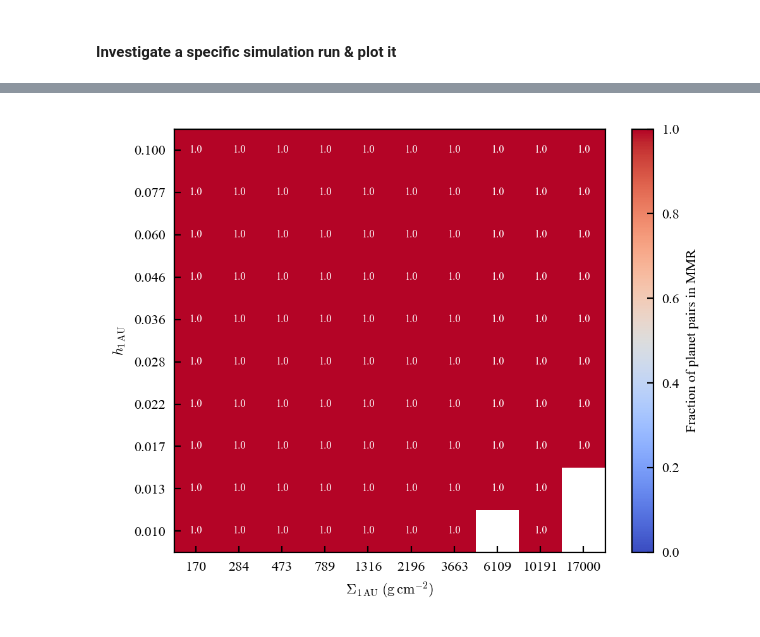
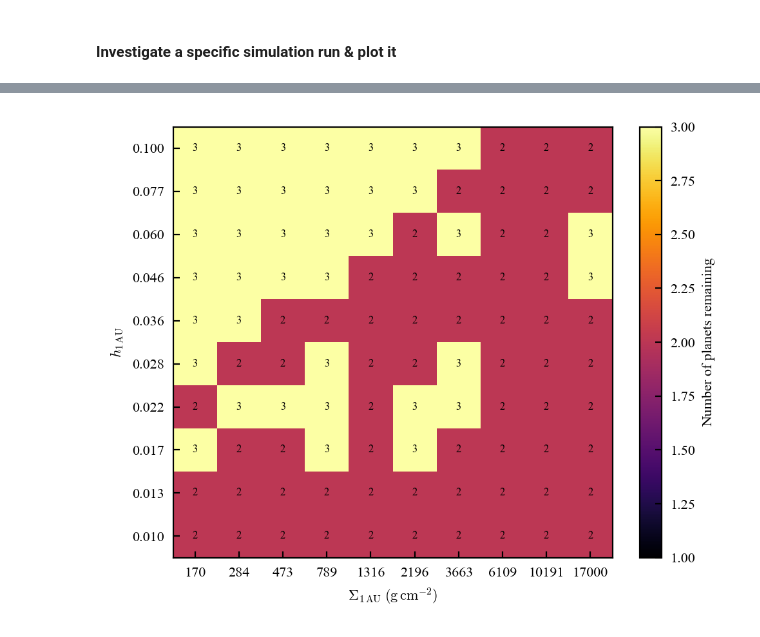
Before and after one commit to dchen10Git/uh-ifa-reu-2026, a Jupyter notebook: analyze_sims.ipynb, the cells around one changed output, grey strips where cells are left out. Cells and saved outputs as stored; diff of their text form; code cells hidden in the pictures.

```diff
--- a/analyze_sims.ipynb
+++ b/analyze_sims.ipynb
@@ -65,8 +65,8 @@ r_sun = u.Rsun.to(u.AU)
 # %% [markdown]
 #### Investigate a specific simulation run & plot it
 # %%
-dataset_id = 4
-sim_id = 97
+dataset_id = 0
+sim_id = 39
 base_dir = Path.cwd()
 file_path = base_dir.parent / f"sim_results/dataset{dataset_id}" / f"sim{sim_id}.h5"
 saved_sim = reb_sims.load_simulation_run(file_path)
@@ -123,8 +123,10 @@ def plot_system(saved_sim, num_pl, num_em, num_ptsml, t_units='kyr'):
             ax2.plot(times/time_factor, sim_data[name]["e"], alpha=0.9, label=name)
 
             if i < num_pl-1:
-                # ax3.plot(times/time_factor, sim_data[name]["P_ratio"], label=f"{name}+{rock_names[i+1]}")
                 ax3.plot(times/time_factor, sim_data[rock_names[i+1]]["P"]/sim_data[name]["P"], label=f"{name}+{rock_names[i+1]}")
+
+    # Pomegas should be antialigned
+    # ax2.plot(times/time_factor, sim_data['planet b']["pomega"]-sim_data['planet c']["pomega"], alpha=0.9, label=name)
 
     # Another loop to prevent color confusion
     for i in range(num_pl):
@@ -159,7 +161,7 @@ def plot_system(saved_sim, num_pl, num_em, num_ptsml, t_units='kyr'):
     ax3.set_xlabel("Time (kyr)")
 
     ax1.set_ylim(-0.1,1.15)
-    ax2.set_ylim(-0.01,0.25)
+    # ax2.set_ylim(-0.01,0.25)
     ax3.set_ylim(0.9,3.1)
 
     # Plot ide location & width
@@ -193,7 +195,7 @@ def plot_system(saved_sim, num_pl, num_em, num_ptsml, t_units='kyr'):
 
 print(f"Dataset {dataset_id}, Sim {sim_id}")
 print(f"num_pl: {metadata['num_pl']}, num_em: {metadata['num_em']}, num_ptsml: {metadata['num_ptsml']}")
-print(f"Sigma_1au: {metadata['Sigma_1au']} g/cm^2, h_1au: {metadata['h_1au']:.3f}")
+print(f"Sigma_1au: {metadata['Sigma_1au']:.0f} g/cm^2, h_1au: {metadata['h_1au']:.3f}")
 
 %matplotlib widget
 plot_system(saved_sim, num_pl, num_em, num_ptsml)
@@ -315,5 +235,5 @@ accretion_df = get_accretion_stats(metadata)
 # %%
-def summarize_accretion(collision_df, percent=True):
+def summarize_accretion(collision_df, fates_df, percent=True):
     """Summarizes accretion information.
 
     Args:
@@ -341,7 +261,7 @@ def summarize_accretion(collision_df, percent=True):
 
     alive_particles = [
         name
-        for name, outcome in saved_sim[1]["particle_fate"].items()
+        for name, outcome in fates_df["outcome"].items()
         if outcome == "alive"
     ]
 
@@ -386,7 +306,7 @@ def summarize_accretion(collision_df, percent=True):
 
     return alive_accretion_df
 
-summary = summarize_accretion(collision_df)
+summary = summarize_accretion(collision_df, fates_df)
 summary
 # %% [output]
 |  | n_ems | n_ptsmls | embryo % | ptsml % |
@@ -491,6 +411,28 @@ def plot_param_map(outcomes, value_col, label, cmap='inferno', vmin=None, vmax=N
     )
 
     values = grid.values
+
+    # Show whether ratios are librating
+    if value_col == "inner_P_ratio":
+        libration_grid = (
+            outcomes
+            .pivot(index="Sigma_1au",
+                   columns="h",
+                   values="inner_librates")
+            .reindex(index=Sigma_vals,
+                     columns=h_vals)
+        )
+    elif value_col == "outer_P_ratio":
+        libration_grid = (
+            outcomes
+            .pivot(index="Sigma_1au",
+                   columns="h",
+                   values="outer_librates")
+            .reindex(index=Sigma_vals,
+                     columns=h_vals)
+        )
+    else:
+        libration_grid = None
 
     sigma_edges = np.empty(len(Sigma_vals)+1)
     sigma_edges[1:-1] = np.sqrt(
@@ -535,36 +477,65 @@ def plot_param_map(outcomes, value_col, label, cmap='inferno', vmin=None, vmax=N
     ax.minorticks_off()
 
     ax.set_xlabel(
         r"$\Sigma_{1\,\rm AU}\;(\mathrm{g\,cm^{-2}})$"
     )
     ax.set_ylabel(r"$h_{1\,\rm AU}$")
 
+    # Show text
     for i, sigma in enumerate(Sigma_vals):
         for j, h in enumerate(h_vals):
 
             value = values[i, j]
 
             if np.isnan(value):
                 continue
 
+            # choose text color cell-by-cell
+            color = "black"
+            if ('rate' not in value_col and value < 1.6) or \
+               ('rate' in value_col and value < 50):
+                color = "white"
+
+            # main value
             ax.text(
                 sigma,
                 h,
-                f"{value}",
+                f"{value:.3f}" if "ratio" in value_col else f"{value}",
                 ha="center",
                 va="center",
                 fontsize=6,
-                color="white" if (cmap=='coolwarm' and value != 0.5) or (cmap=='inferno' and value < 1.5) else "black"
+                color=color
             )
+
+            # add libration indicator
+            if libration_grid is not None:
+
+                librates = libration_grid.values[i, j]
+
+                if librates:
+                    ax.annotate(
+                        "L",
+                        xy=(sigma, h),
+                        xytext=(0, -5),
+                        textcoords="offset points",
+                        ha="center",
+                        va="top",
+                        fontsize=7,
+                        color="C2",
+                        fontweight="bold"
+                    )
 
     cbar = fig.colorbar(mesh, ax=ax)
     cbar.set_label(label)
 
     plt.tight_layout()
     plt.show()
 
-plot_param_map(outcomes, "mmr_frac", "Fraction of planet pairs in MMR", cmap='coolwarm', vmin=0, vmax=1)
-plot_param_map(outcomes, "inner_P_ratio", r"$P_c/P_b$")
-plot_param_map(outcomes, "outer_P_ratio", r"$P_d/P_c$")
+%matplotlib inline
+plot_param_map(outcomes, "pl_survived", "Number of planets remaining", cmap='inferno', vmin=1)
+plot_param_map(outcomes, "inner_P_ratio", r"Inner pair period ratio ($P_c/P_b$)")
+plot_param_map(outcomes, "outer_P_ratio", r"Outer pair period ratio ($P_d/P_c$)")
+plot_param_map(outcomes, "surv_rate", "Fraction of planetesimals remaining (%)")
+# plot_param_map(outcomes, "ejec_rate", "Fraction of planetesimals ejected (%)")
 # %% [output]
-[figure, old version]
+[figure, new version]
```
Also changed, not shown: parts of 9 cells of this notebook, 3 other files.
